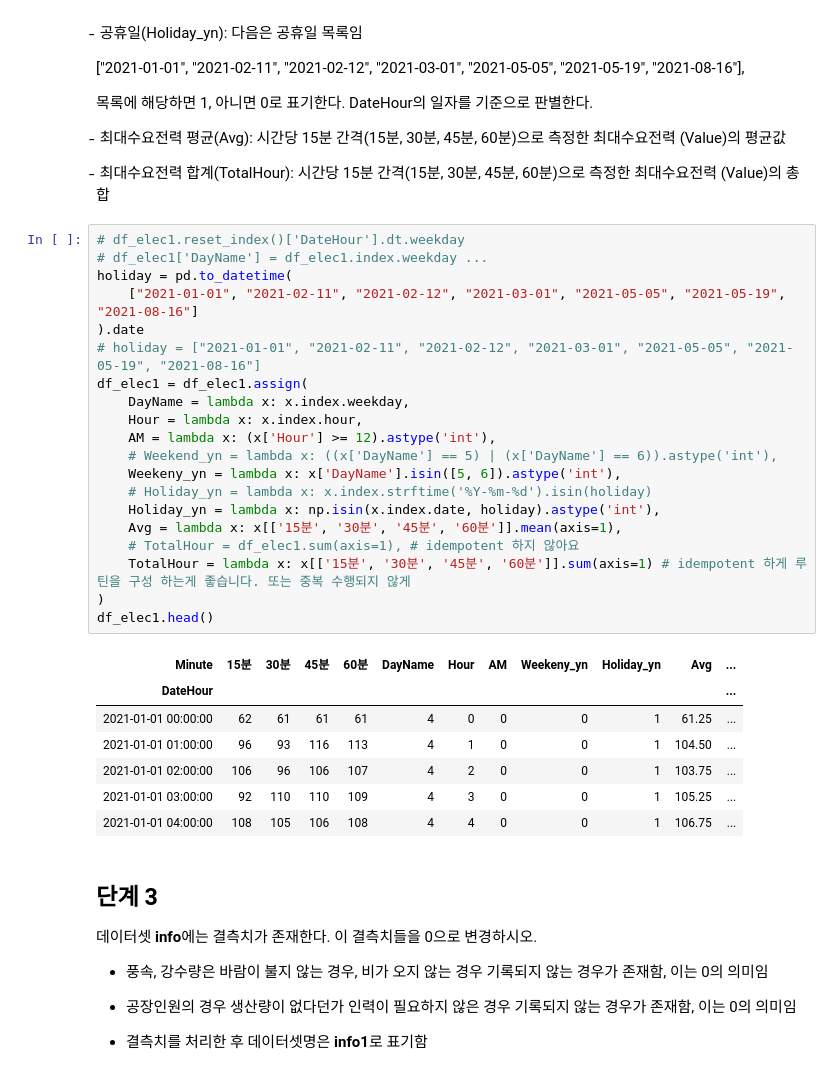
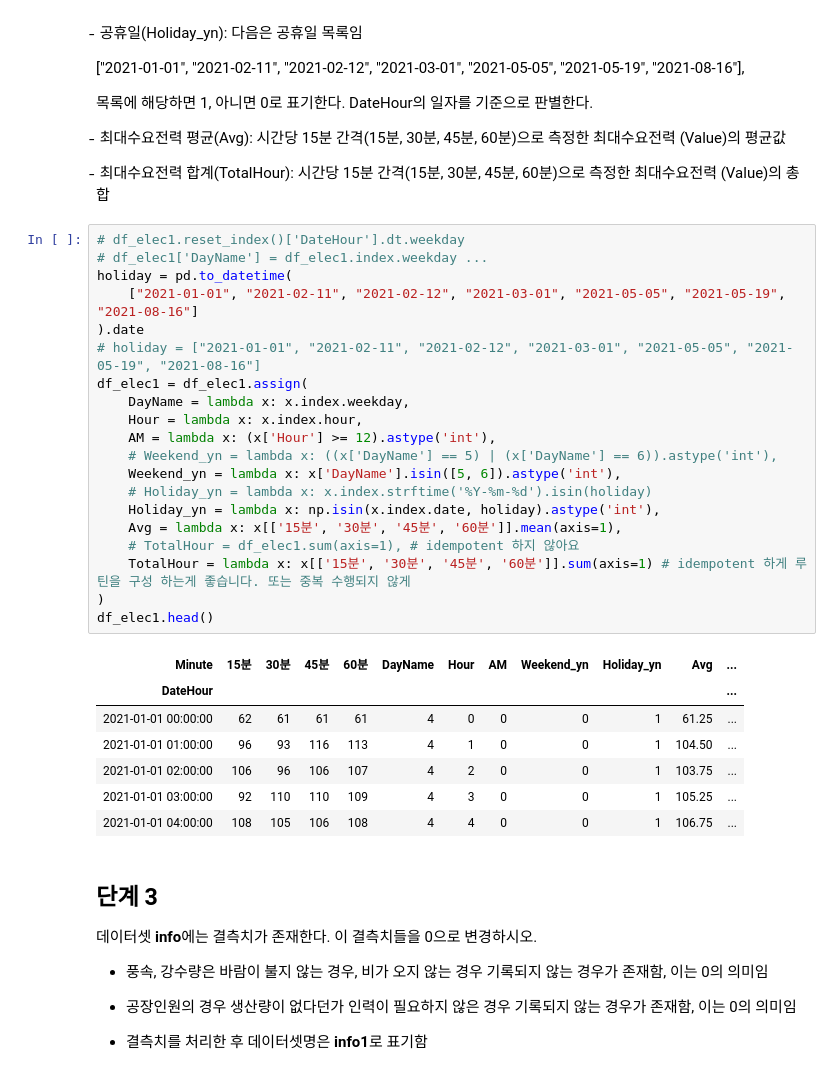
Before and after one commit to sunkusun9/DS_lv3_2609_1, a Jupyter notebook: sec_ds_lv3_prob3_prob.ipynb, the cells around one changed output. Cells and saved outputs as stored; diff of their text form.

```diff
--- a/sec_ds_lv3_prob3_prob.ipynb
+++ b/sec_ds_lv3_prob3_prob.ipynb
@@ -368,25 +362,25 @@ df_elec1.shape
 # %%
 # df_elec1.reset_index()['DateHour'].dt.weekday
 # df_elec1['DayName'] = df_elec1.index.weekday ...
 holiday = pd.to_datetime(
     ["2021-01-01", "2021-02-11", "2021-02-12", "2021-03-01", "2021-05-05", "2021-05-19", "2021-08-16"]
 ).date
 # holiday = ["2021-01-01", "2021-02-11", "2021-02-12", "2021-03-01", "2021-05-05", "2021-05-19", "2021-08-16"]
 df_elec1 = df_elec1.assign(
     DayName = lambda x: x.index.weekday,
     Hour = lambda x: x.index.hour,
     AM = lambda x: (x['Hour'] >= 12).astype('int'),
     # Weekend_yn = lambda x: ((x['DayName'] == 5) | (x['DayName'] == 6)).astype('int'),
-    Weekeny_yn = lambda x: x['DayName'].isin([5, 6]).astype('int'),
+    Weekend_yn = lambda x: x['DayName'].isin([5, 6]).astype('int'),
     # Holiday_yn = lambda x: x.index.strftime('%Y-%m-%d').isin(holiday)
     Holiday_yn = lambda x: np.isin(x.index.date, holiday).astype('int'),
     Avg = lambda x: x[['15분', '30분', '45분', '60분']].mean(axis=1),
     # TotalHour = df_elec1.sum(axis=1), # idempotent 하지 않아요
     TotalHour = lambda x: x[['15분', '30분', '45분', '60분']].sum(axis=1) # idempotent 하게 루틴을 구성 하는게 좋습니다. 또는 중복 수행되지 않게
 )
 df_elec1.head()
 # %% [output]
-| Minute | 15분 | 30분 | 45분 | 60분 | DayName | Hour | AM | Weekeny_yn | Holiday_yn | Avg | ... |
+| Minute | 15분 | 30분 | 45분 | 60분 | DayName | Hour | AM | Weekend_yn | Holiday_yn | Avg | ... |
 | DateHour |  |  |  |  |  |  |  |  |  |  | ... |
 | 2021-01-01 00:00:00 | 62 | 61 | 61 | 61 | 4 | 0 | 0 | 0 | 1 | 61.25 | ... |
 | 2021-01-01 01:00:00 | 96 | 93 | 116 | 113 | 4 | 1 | 0 | 0 | 1 | 104.50 | ... |
```
Also changed, not shown: parts of 99 cells of this notebook.
